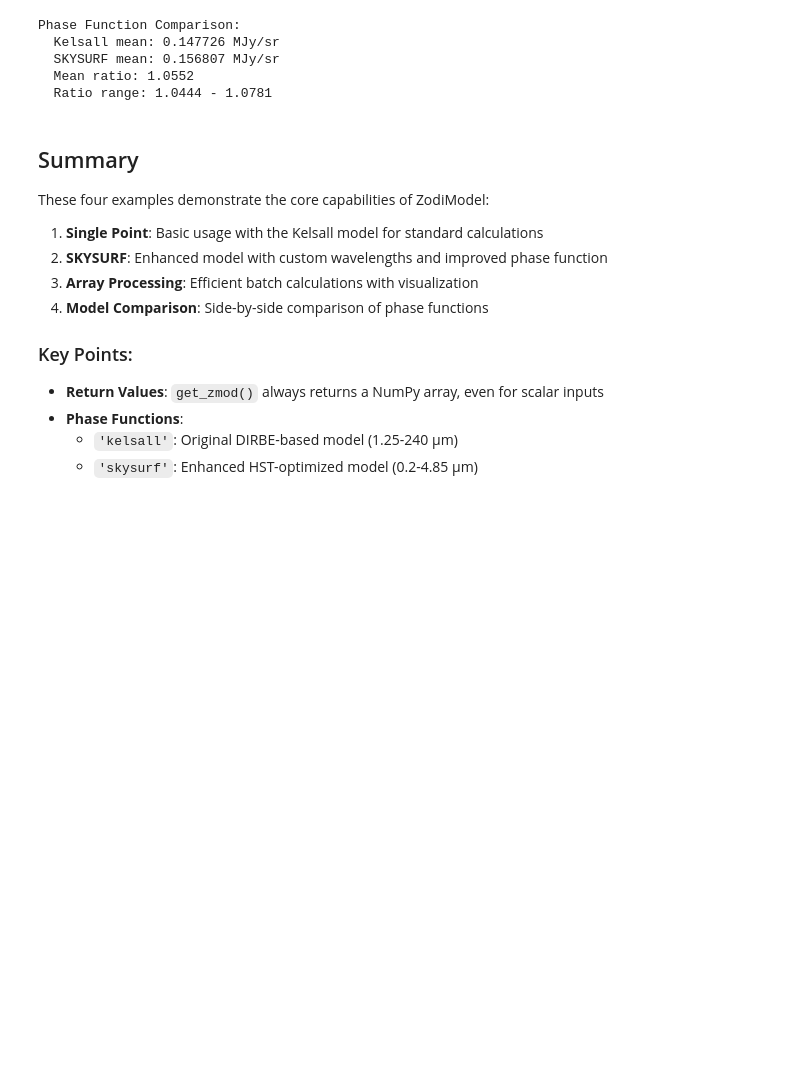
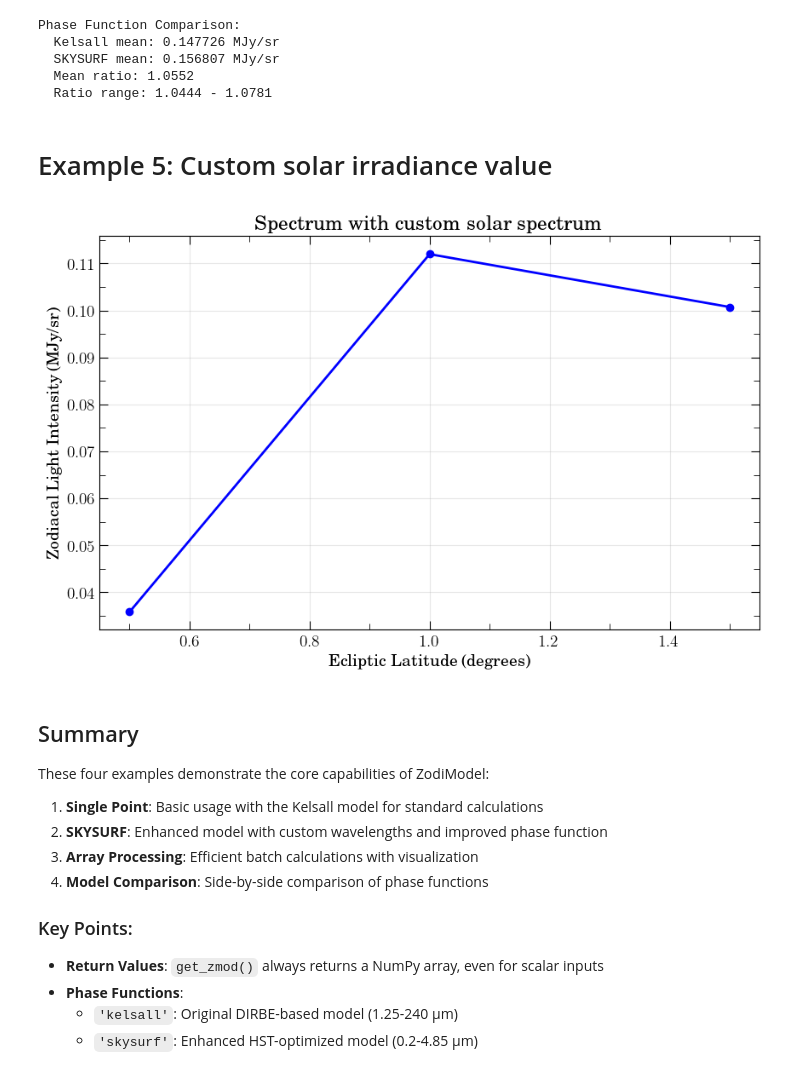
Before and after one commit to rosaliaobrien/skysurf, a Jupyter notebook: Zodiacal_Light_Model_Python/ZodiSURF_Tutorial.ipynb, the cells around one changed output. Drawn from its saved outputs; the diff is of its cells as text; code cells hidden in the pictures; blank space fills up the shorter version.

Commit message:
Added custom solar spectrum to tutorial

```diff
--- a/Zodiacal_Light_Model_Python/ZodiSURF_Tutorial.ipynb
+++ b/Zodiacal_Light_Model_Python/ZodiSURF_Tutorial.ipynb
@@ -157,6 +157,24 @@ Phase Function Comparison:
   SKYSURF mean: 0.156807 MJy/sr
   Mean ratio: 1.0552
   Ratio range: 1.0444 - 1.0781
+# %% [markdown]
+# Example 5: Custom solar irradiance value
+# %%
+waves = [0.5,1.0,1.5] # List of wavelengths
+solar_irrads = [1e8, 2.5e8, 2e8] # List of corresponding solar irradiance (MJy/sr)
+
+zodi_custom_sol = get_zmod(waves, 'skysurf', day = [100]*3, lon = [0.0]*3, lat = [90.0]*3, solar_irr = solar_irrads)
+
+# Create a simple plot
+plt.figure(figsize=(10, 6))
+plt.plot(waves, zodi_custom_sol, 'b-', linewidth=2, marker='o')
+plt.xlabel('Ecliptic Latitude (degrees)')
+plt.ylabel('Zodiacal Light Intensity (MJy/sr)')
+plt.title(f'Spectrum with custom solar spectrum')
+plt.grid(True, alpha=0.3)
+plt.show()
+# %% [output]
+[figure, added]
 # %% [markdown]
 ## Summary
 
```
Also changed, not shown: 1 other file.
